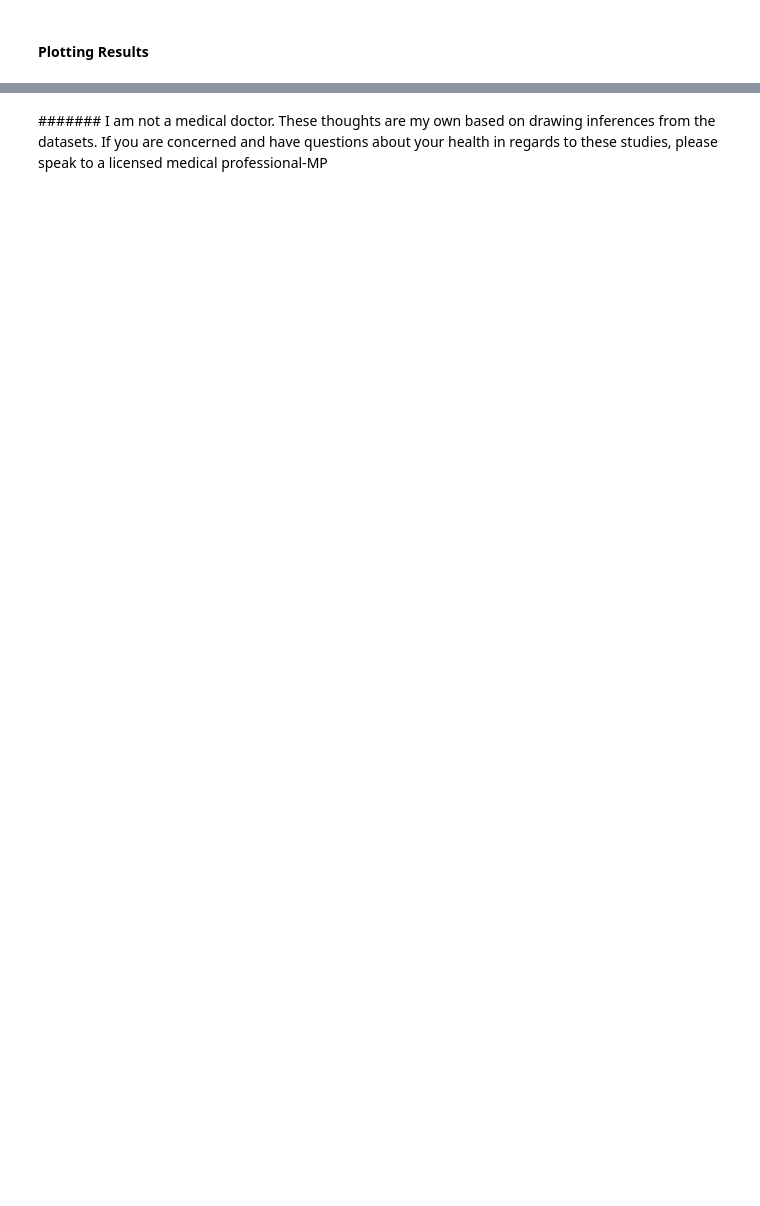
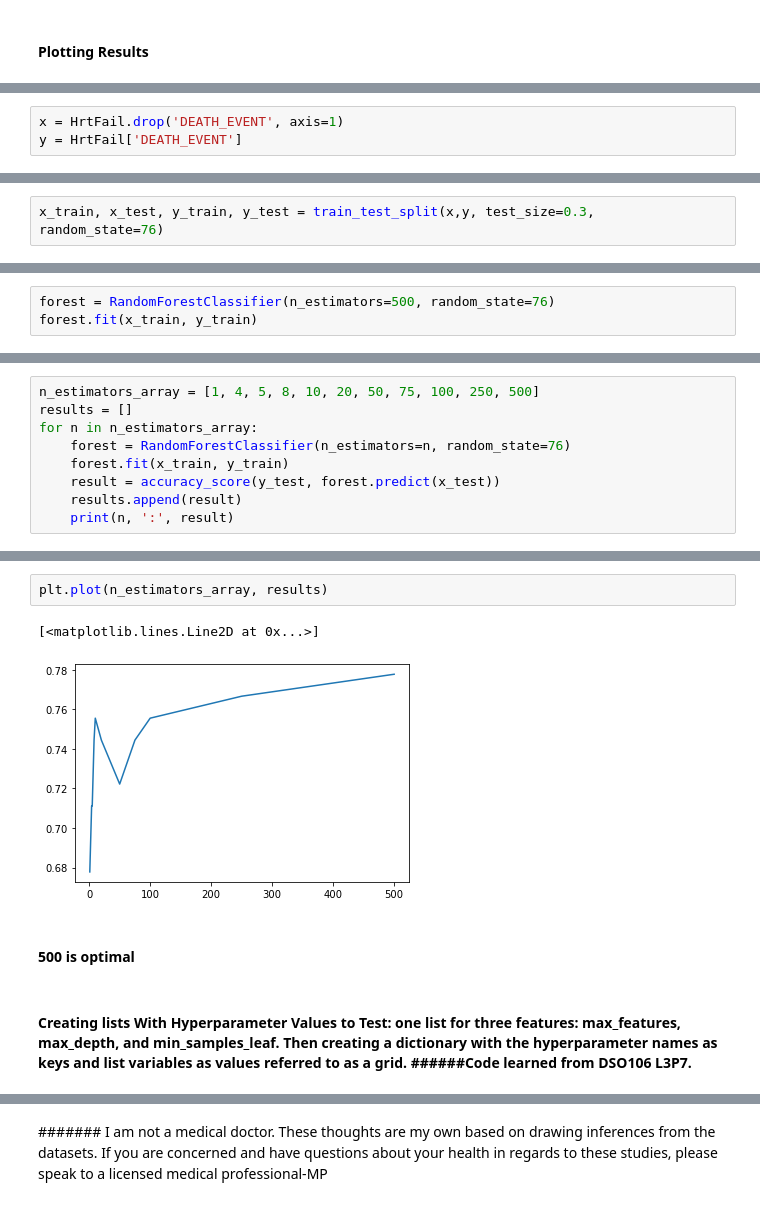
Before and after one commit to sccatalina/Final_Project, a Jupyter notebook: FP_Exploration_Analysis/Heart_Failure_DatasetPy.ipynb, the cells around one changed output, grey strips where cells are left out. Cells and saved outputs as stored; diff of their text form; blank space fills up the shorter version.

```diff
--- a/FP_Exploration_Analysis/Heart_Failure_DatasetPy.ipynb
+++ b/FP_Exploration_Analysis/Heart_Failure_DatasetPy.ipynb
@@ -369,0 +443,3 @@ feature_importances.plot(kind='barh', figsize=(7,6))
+# %%
+x = HrtFail.drop('DEATH_EVENT', axis=1)
+y = HrtFail['DEATH_EVENT']
@@ -369,0 +448,2 @@ feature_importances.plot(kind='barh', figsize=(7,6))
+# %%
+x_train, x_test, y_train, y_test = train_test_split(x,y, test_size=0.3, random_state=76)
@@ -369,0 +452,3 @@ feature_importances.plot(kind='barh', figsize=(7,6))
+# %%
+forest = RandomForestClassifier(n_estimators=500, random_state=76)
+forest.fit(x_train, y_train)
@@ -369,0 +478,9 @@ feature_importances.plot(kind='barh', figsize=(7,6))
+# %%
+n_estimators_array = [1, 4, 5, 8, 10, 20, 50, 75, 100, 250, 500]
+results = []
+for n in n_estimators_array:
+    forest = RandomForestClassifier(n_estimators=n, random_state=76)
+    forest.fit(x_train, y_train)
+    result = accuracy_score(y_test, forest.predict(x_test))
+    results.append(result)
+    print(n, ':', result)
@@ -369,0 +499,9 @@ feature_importances.plot(kind='barh', figsize=(7,6))
+# %%
+plt.plot(n_estimators_array, results)
+# %% [output]
+[<matplotlib.lines.Line2D at 0x...>]
+[figure, added]
+# %% [markdown]
+#### 500 is optimal
+# %% [markdown]
+#### Creating lists With Hyperparameter Values to Test: one list for three features: max_features, max_depth, and min_samples_leaf. Then creating a dictionary with the hyperparameter names as keys and list variables as values referred to as a grid. ######Code learned from DSO106 L3P7.
```
Also changed, not shown: parts of 51 cells of this notebook.
